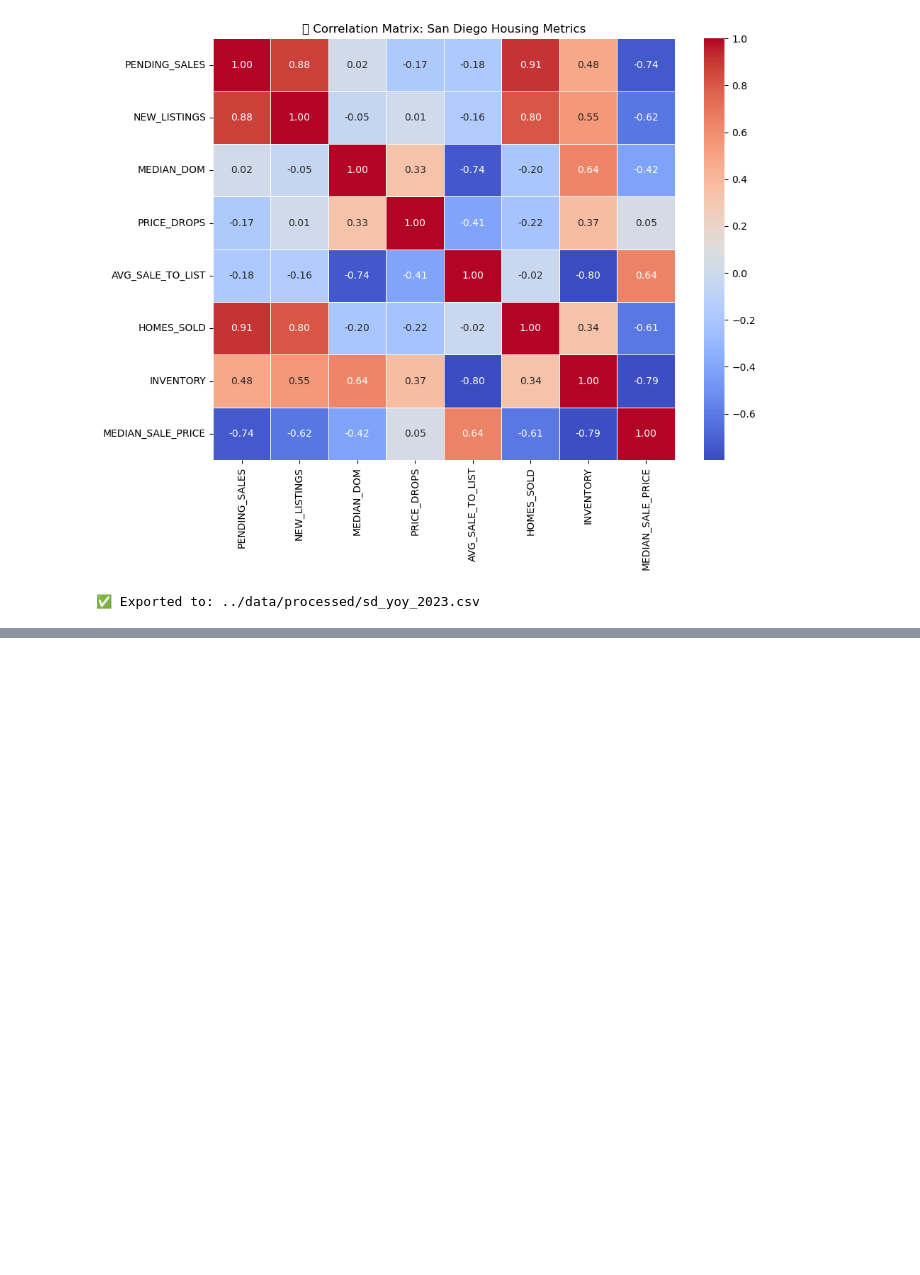
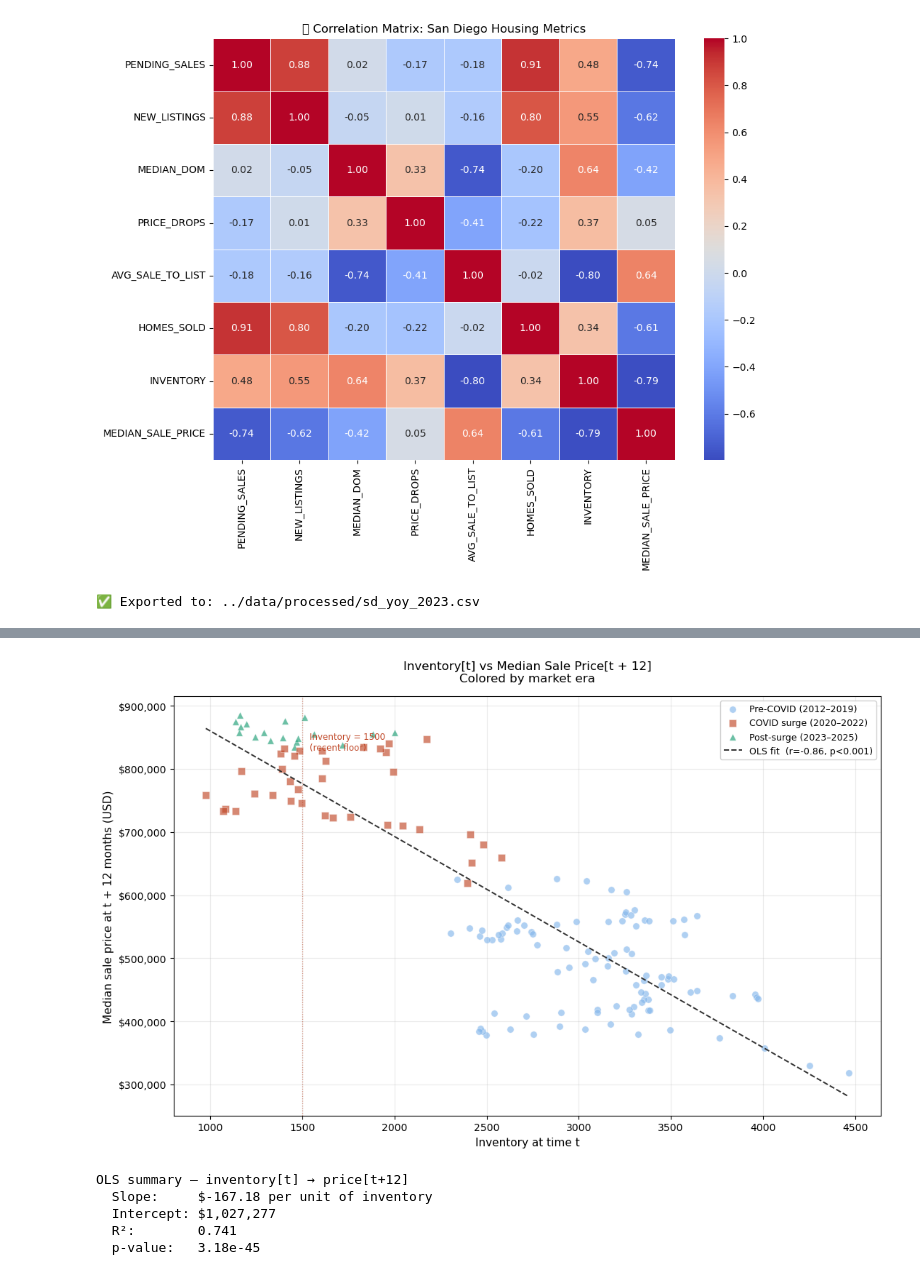
Before and after one commit to abeltrandlt/sd-housing-trends, a Jupyter notebook: notebooks/sd_housing_market_dynamics_analysis.ipynb, the cells around one changed output, grey strips where cells are left out. Drawn from its saved outputs; the diff is of its cells as text; code cells hidden in the pictures; blank space fills up the shorter version.

```diff
--- a/notebooks/sd_housing_market_dynamics_analysis.ipynb
+++ b/notebooks/sd_housing_market_dynamics_analysis.ipynb
@@ -444,0 +523,67 @@ print("✅ Exported to: ../data/processed/sd_yoy_2023.csv")
+# %%
+# --- 2.3 Scatter: inventory[t] vs price[t + best_lag], colored by era ---
+
+df_scatter = df[['INVENTORY', 'MEDIAN_SALE_PRICE']].copy()
+df_scatter['future_price'] = df['MEDIAN_SALE_PRICE'].shift(-best_lag)
+df_scatter = df_scatter.dropna()
+
+# Era classification
+df_scatter['era'] = 'Pre-COVID (2012–2019)'
+df_scatter.loc[df_scatter.index >= '2020-01-01', 'era'] = 'COVID surge (2020–2022)'
+df_scatter.loc[df_scatter.index >= '2023-01-01', 'era'] = 'Post-surge (2023–2025)'
+
+era_styles = {
+    'Pre-COVID (2012–2019)':   {'color': '#85B7EB', 'marker': 'o', 'zorder': 2},
+    'COVID surge (2020–2022)': {'color': '#C04828', 'marker': 's', 'zorder': 4},
+    'Post-surge (2023–2025)':  {'color': '#1D9E75', 'marker': '^', 'zorder': 3},
+}
+# %%
+fig, ax = plt.subplots(figsize=(11, 7))
+
+for era, style in era_styles.items():
+    subset = df_scatter[df_scatter['era'] == era]
+    ax.scatter(subset['INVENTORY'], subset['future_price'],
+               color=style['color'], marker=style['marker'],
+               alpha=0.65, s=45, label=era, zorder=style['zorder'],
+               edgecolors='white', linewidths=0.4)
+
+# OLS regression line across full dataset
+slope, intercept, r_val, p_val, se = stats.linregress(
+    df_scatter['INVENTORY'], df_scatter['future_price']
+)
+x_line = np.linspace(df_scatter['INVENTORY'].min(), df_scatter['INVENTORY'].max(), 200)
+y_line = slope * x_line + intercept
+ax.plot(x_line, y_line, color='#333333', linewidth=1.4, linestyle='--',
+        label=f'OLS fit  (r={r_val:.2f}, p<0.001)', zorder=5)
+
+# Annotation: signal boundary
+inv_threshold = 1500
+ax.axvline(inv_threshold, color='#C04828', linewidth=0.9, linestyle=':', alpha=0.7)
+ax.text(inv_threshold + 40, df_scatter['future_price'].max() * 0.97,
+        f'Inventory = {inv_threshold}\n(recent floor)',
+        fontsize=8.5, color='#C04828', va='top')
+
+ax.set_xlabel(f'Inventory at time t', fontsize=11)
+ax.set_ylabel(f'Median sale price at t + {best_lag} months (USD)', fontsize=11)
+ax.set_title(f'Inventory[t] vs Median Sale Price[t + {best_lag}]\nColored by market era',
+             fontsize=12, pad=14)
+ax.yaxis.set_major_formatter(plt.FuncFormatter(lambda x, _: f'${x:,.0f}'))
+ax.legend(fontsize=9, framealpha=0.9)
+ax.grid(alpha=0.25)
+
+plt.tight_layout()
+plt.savefig('../visuals/scatter_inventory_vs_future_price.png', dpi=150, bbox_inches='tight')
+plt.show()
+
+print(f'\nOLS summary — inventory[t] → price[t+{best_lag}]')
+print(f'  Slope:     ${slope:,.2f} per unit of inventory')
+print(f'  Intercept: ${intercept:,.0f}')
+print(f'  R²:        {r_val**2:.3f}')
+print(f'  p-value:   {p_val:.2e}')
+# %% [output]
+[figure, added]
+OLS summary — inventory[t] → price[t+12]
+  Slope:     $-167.18 per unit of inventory
+  Intercept: $1,027,277
+  R²:        0.741
+  p-value:   3.18e-45
```
Also changed, not shown: parts of 13 cells of this notebook, 3 other files.
